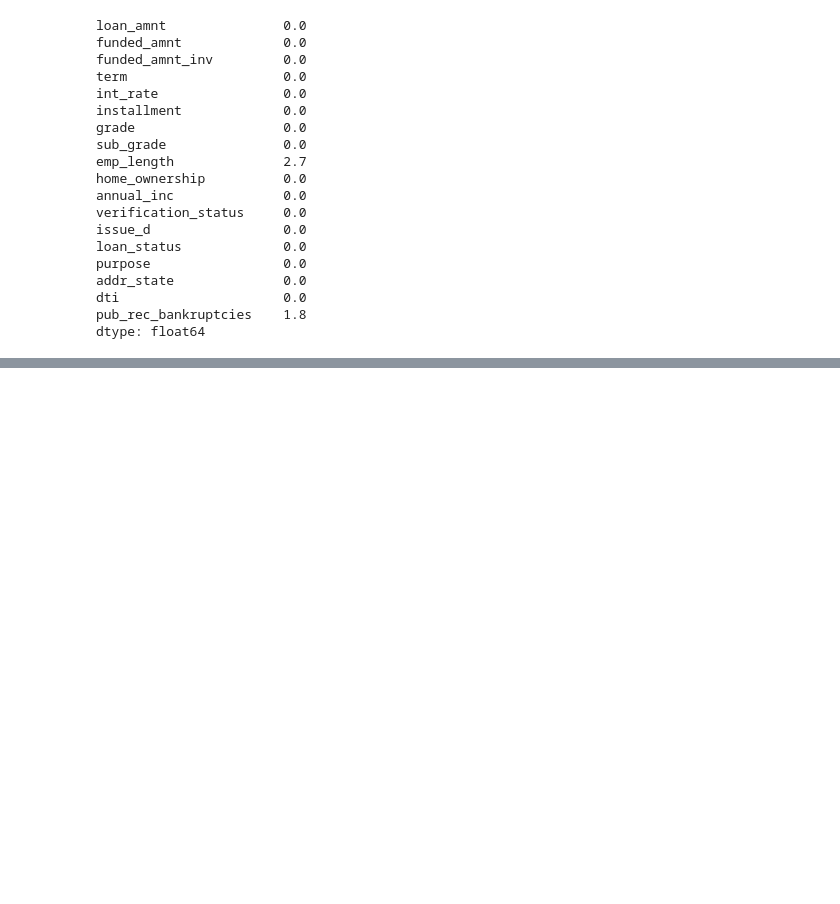
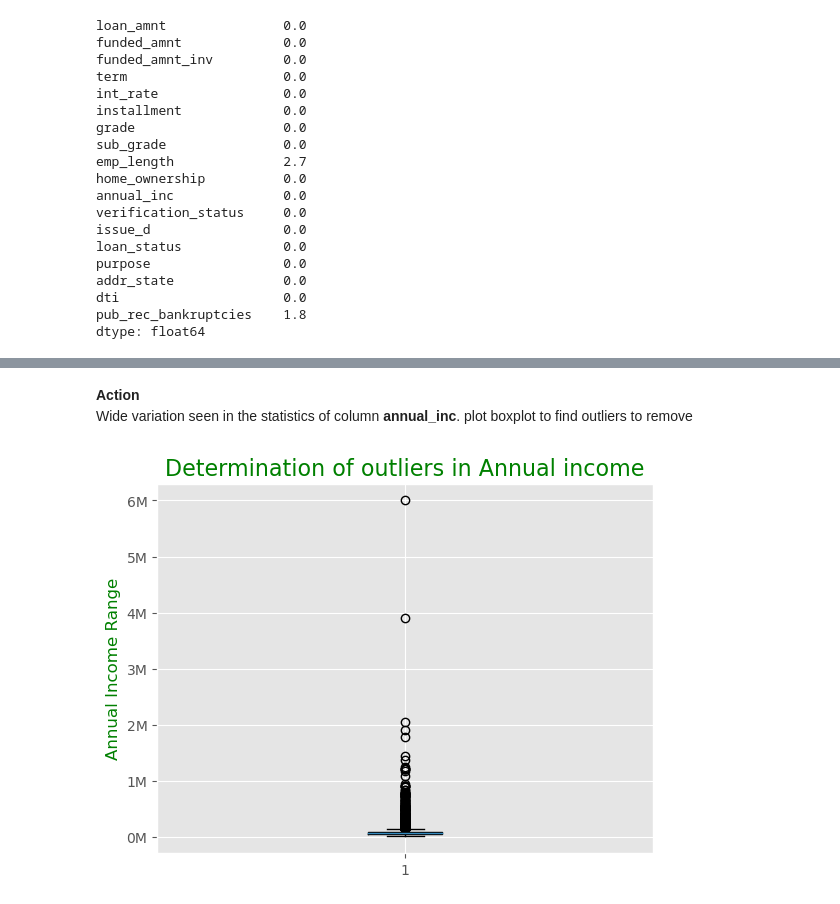
Before and after one commit to shagunp/Lending_CaseStudy, a Jupyter notebook: Andrea_Shagun.ipynb, the cells around one changed output, grey strips where cells are left out. Drawn from its saved outputs; the diff is of its cells as text; code cells hidden in the pictures; blank space fills up the shorter version.

```diff
--- a/Andrea_Shagun.ipynb
+++ b/Andrea_Shagun.ipynb
@@ -275,0 +408,5 @@ maybe can remove more columns like policy_code
+# %%
+inp2['Month'] = inp2['Date'].dt.strftime('%b')
+# %%
+inp2['Year'] = pd.DatetimeIndex(inp2['Date']).year
+inp2.head()
@@ -275,0 +421,4 @@ maybe can remove more columns like policy_code
+# %%
+#dropping below columns since it has been broken down into useful information under derived metrics
+inp2.drop(['issue_d','Date'],axis=1, inplace=True)
+inp2.shape
@@ -275,0 +429,3 @@ maybe can remove more columns like policy_code
+# %%
+inp2['ratioFINV'] = inp2.apply(lambda x : round ( ( ( x['funded_amnt_inv'] * 100 ) / x['funded_amnt'] ),2 ),axis=1)
+inp2.head()
@@ -275,0 +453,18 @@ maybe can remove more columns like policy_code
+# %% [markdown]
+**Action**<br>
+Wide variation seen in the statistics of column **annual_inc**. plot boxplot to find outliers to remove
+# %%
+plt.title('Determination of outliers in Annual income',fontdict={'fontsize':16,'fontweight':5,'color':'Green'})
+
+plt.ylabel("Annual Income Range", fontdict={'fontsize':12,'fontweight':5,'color':'Green'})
+
+#ticks for annual income range in Million
+ticks = np.arange(0,7000000,1000000)
+labels = ["{}M".format(i//1000000) for i in ticks]
+plt.yticks(ticks,labels)
+
+plt.boxplot(inp2['annual_inc'])
+
+plt.show()
+# %% [output]
+[figure, added]
```
Also changed, not shown: parts of 59 cells of this notebook.
